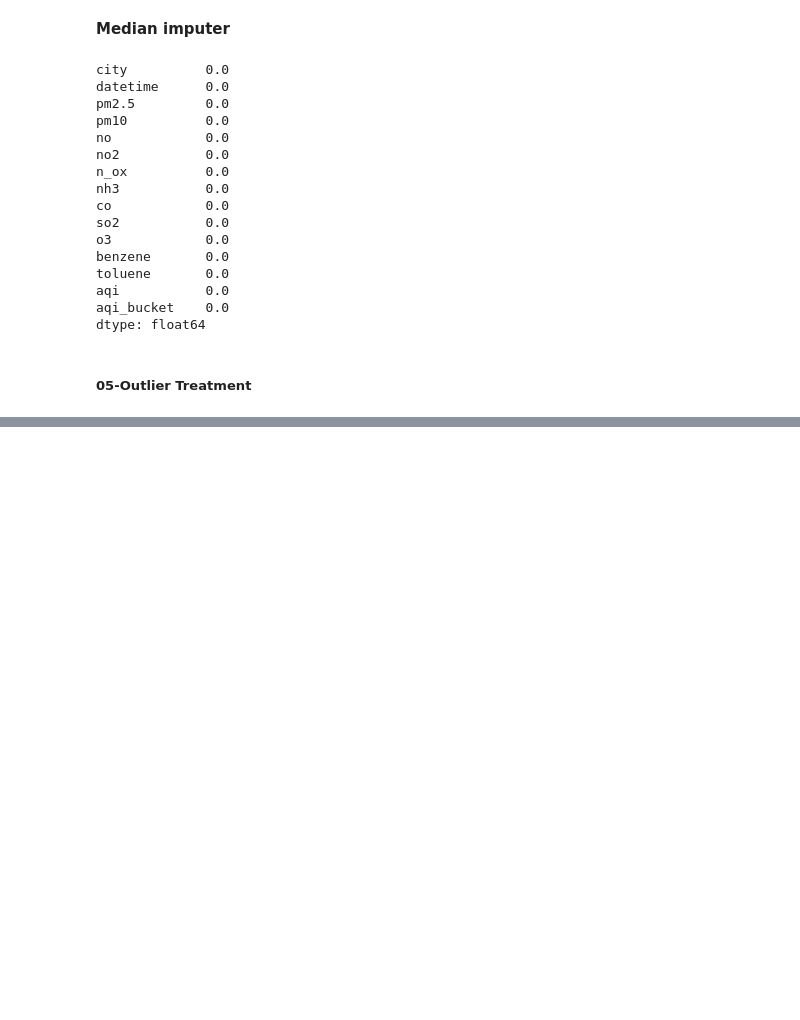
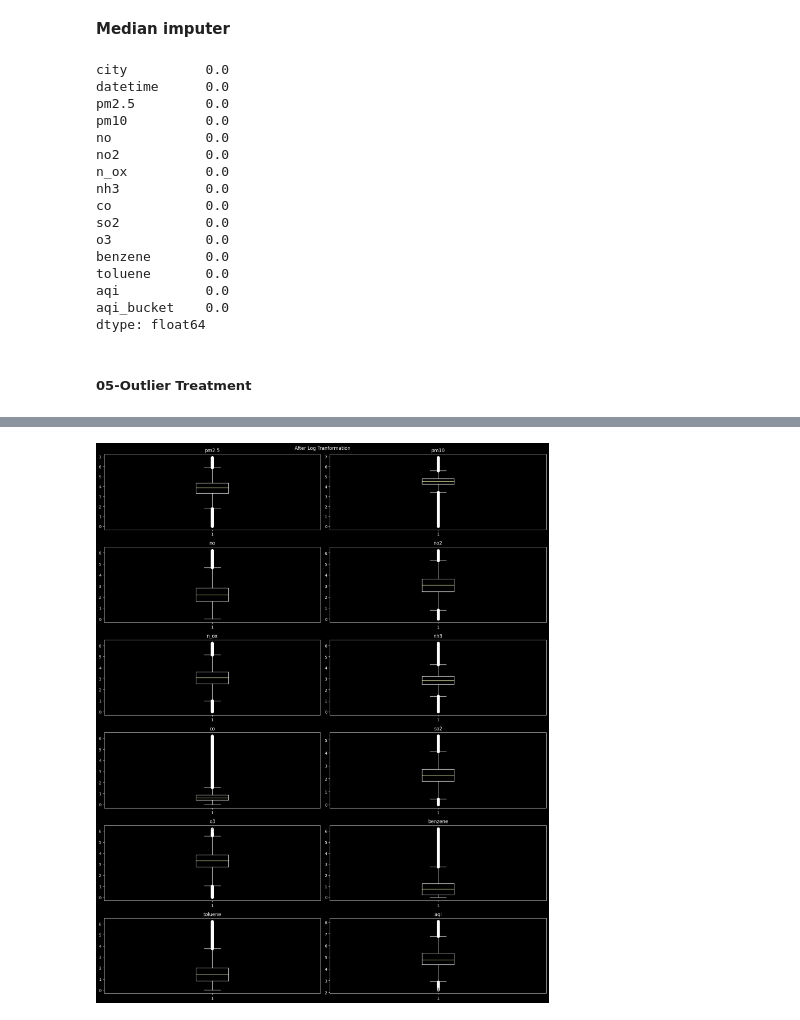
Before and after one commit to adnaaaen/air-quality-index-analysis, a Jupyter notebook: notebooks/01_data_cleaning.ipynb, the cells around one changed output, grey strips where cells are left out. Cells and saved outputs as stored; diff of their text form; code cells hidden in the pictures; blank space fills up the shorter version.

```diff
--- a/notebooks/01_data_cleaning.ipynb
+++ b/notebooks/01_data_cleaning.ipynb
@@ -296,0 +301,10 @@ df.head()
+# %%
+plt.figure(figsize=(16,20))
+for i, column in enumerate(numeric_cols):
+    plt.suptitle("After Log Tranformation")
+    plt.subplot(6, 2, i+1)
+    plt.title(column)
+    plt.boxplot(newdf[column])
+plt.tight_layout()
+# %% [output]
+[figure, added]
```
Also changed, not shown: parts of 11 cells of this notebook.
